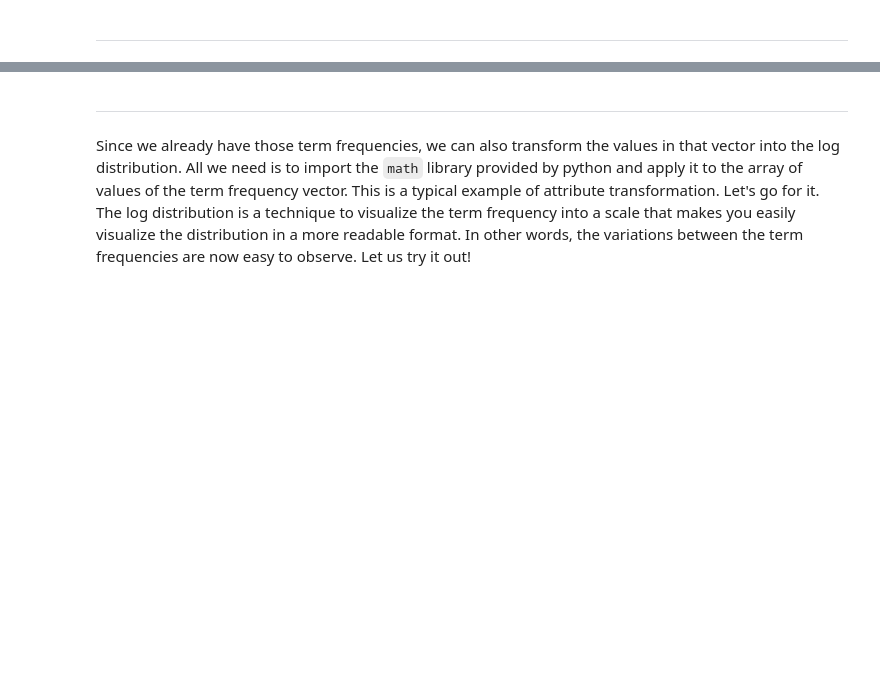
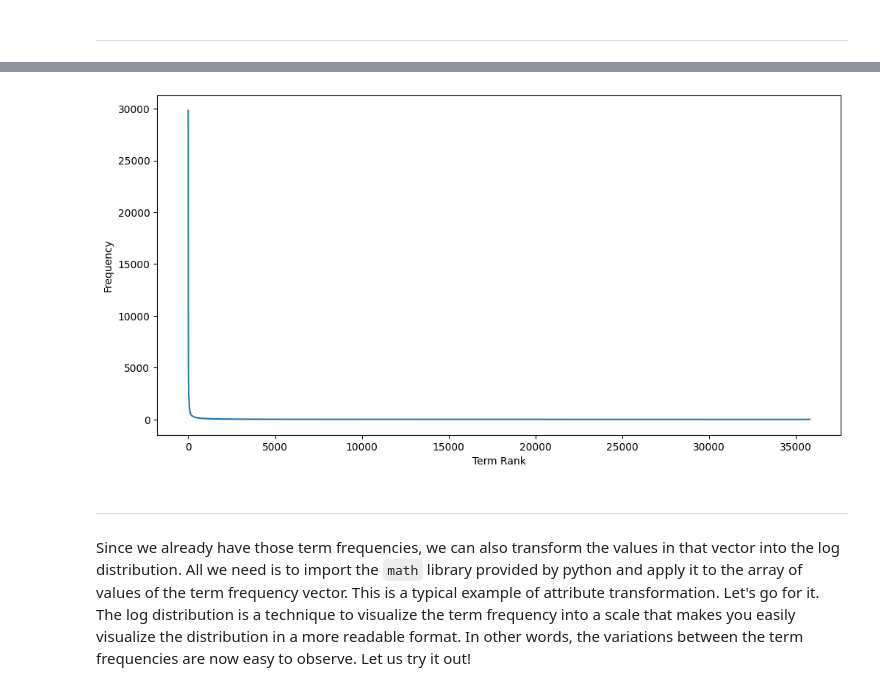
Before and after one commit to Nimomohamed-you/DM2025-Lab1-Exercise, a Jupyter notebook: DM2025-Lab1-Master.ipynb, the cells around one changed output, grey strips where cells are left out. Cells and saved outputs as stored; diff of their text form; code cells hidden in the pictures; blank space fills up the shorter version.

```diff
--- a/DM2025-Lab1-Master.ipynb
+++ b/DM2025-Lab1-Master.ipynb
@@ -1143,3 +1203,15 @@ Additionally, you can attempt to sort the terms on the `x-axis` by frequency ins
+# %%
+# Answer here
+sorted_freqs = np.sort(term_frequencies)[::-1]
+ranks = np.arange(1, len(sorted_freqs) + 1)  # rank of each term
+
+plt.figure(figsize=(12,6))
+plt.plot(ranks, sorted_freqs, marker='', linestyle='-')  # smooth line
+plt.xlabel('Term Rank')
+plt.ylabel('Frequency')
+plt.show()
+# %% [output]
+[figure, added]
 # %% [markdown]
 ---
 # %% [markdown]
```
Also changed, not shown: parts of 30 cells of this notebook, 1 other file.
